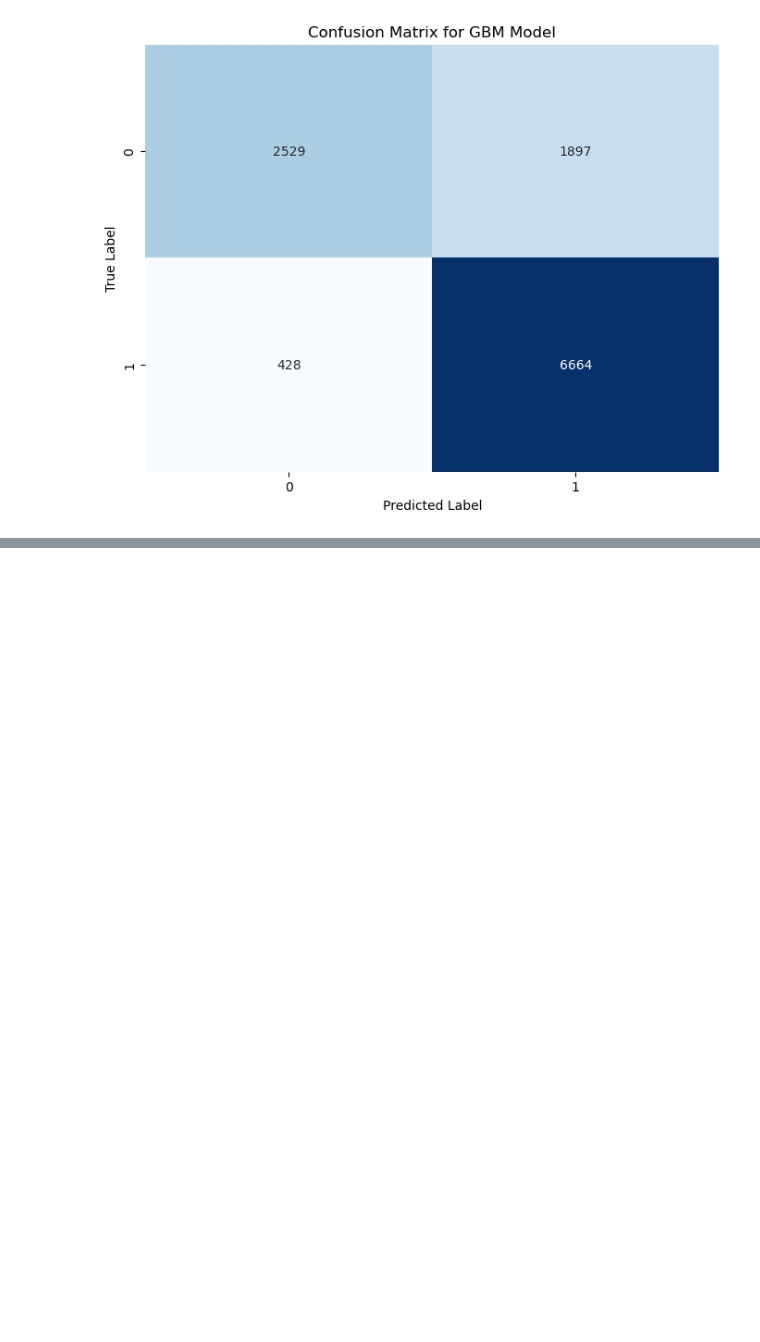
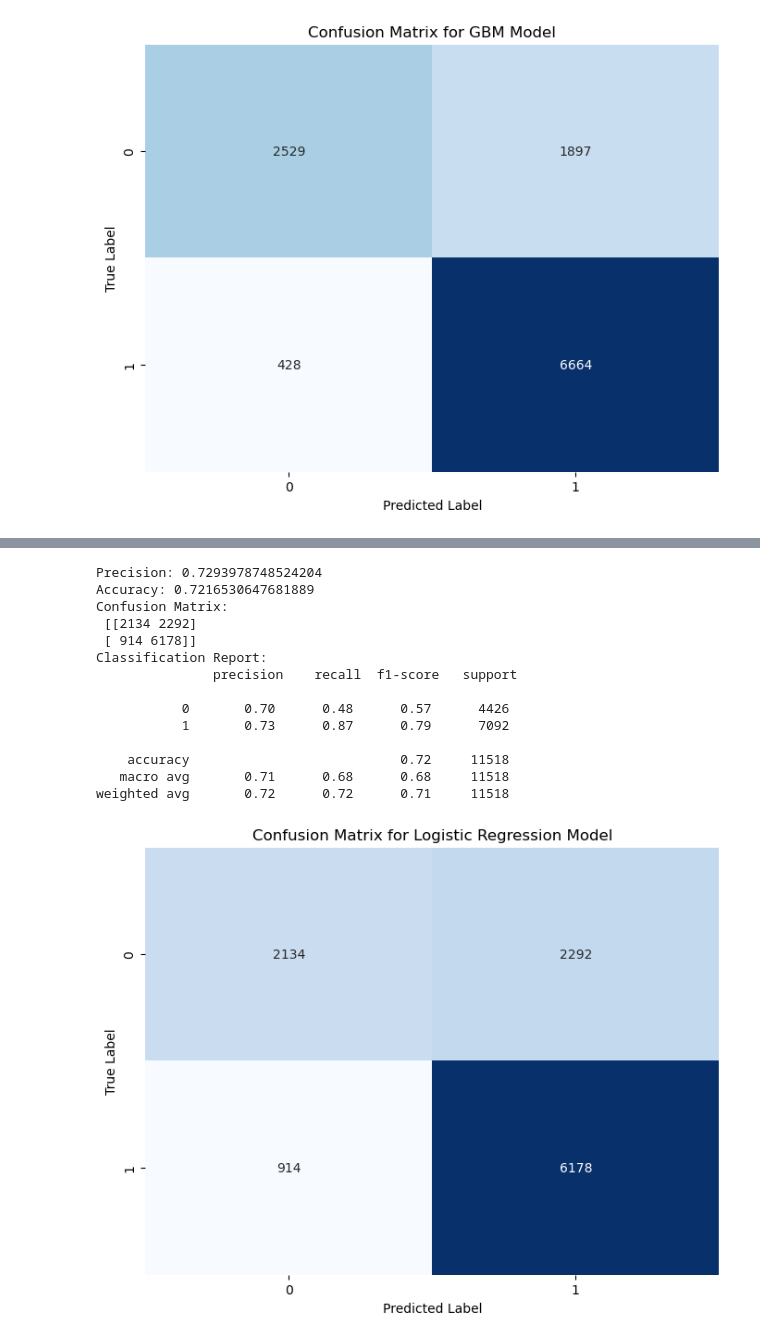
Before and after one commit to jguzzo522/twaterwell, a Jupyter notebook: tanwaterwell.ipynb, the cells around one changed output, grey strips where cells are left out. Cells and saved outputs as stored; diff of their text form; code cells hidden in the pictures; blank space fills up the shorter version.

```diff
--- a/tanwaterwell.ipynb
+++ b/tanwaterwell.ipynb
@@ -1444,11 +1462,7 @@ plt.show()
 - A Random Forest classifier was initialized with 100 estimators and trained on the encoded training data.
 - The model was then used to make predictions on the test data.
 # %%
-# One-hot encode the non-numeric column
-X_encoded = pd.get_dummies(X, drop_first=True)
 
-# Split the encoded data into training and testing sets
-X_train_encoded, X_test_encoded, y_train, y_test = train_test_split(X_encoded, y, test_size=0.2, random_state=42)
 
 # Initialize the Random Forest classifier
 rf_clf = RandomForestClassifier(n_estimators=100, random_state=42)
@@ -1568,17 +1641,7 @@ import xgboost as xgb
 from sklearn.model_selection import train_test_split
 from sklearn.metrics import accuracy_score, confusion_matrix, classification_report, roc_auc_score
 
-# Assuming merged_data_encoded is your dataset and has already been defined
 
-# Split the data into features (X) and target variable (y)
-X = merged_data_encoded.drop(columns=['status_group_binary'])  # Adjust column name as needed
-y = merged_data_encoded['status_group_binary']  # Adjust column name as needed
-
-# One-hot encode the non-numeric columns
-X_encoded = pd.get_dummies(X, drop_first=True)
-
-# Split the encoded data into training and testing sets
-X_train_encoded, X_test_encoded, y_train, y_test = train_test_split(X_encoded, y, test_size=0.2, random_state=42)
 
 # Initialize the XGBoost classifier
 xgb_clf = xgb.XGBClassifier(random_state=42, eval_metric='logloss')
@@ -1819,0 +1894,46 @@ weighted avg       0.71      0.41      0.28     11518
+# %%
+# Initialize and train the Logistic Regression model
+log_reg = LogisticRegression(random_state=42, max_iter=1000)
+log_reg.fit(X_train_encoded, y_train)
+
+# Predict probabilities for the test set
+y_probs = log_reg.predict_proba(X_test_encoded)[:, 1]
+
+# Apply the threshold (default: 0.5) to make predictions
+y_pred = (y_probs > 0.5).astype(int)
+
+# Evaluate the model
+precision = precision_score(y_test, y_pred)
+accuracy = accuracy_score(y_test, y_pred)
+conf_matrix = confusion_matrix(y_test, y_pred)
+class_report = classification_report(y_test, y_pred)
+
+# Print evaluation metrics
+print("Precision:", precision)
+print("Accuracy:", accuracy)
+print("Confusion Matrix:\n", conf_matrix)
+print("Classification Report:\n", class_report)
+
+# Plot the confusion matrix
+plt.figure(figsize=(8, 6))
+sns.heatmap(conf_matrix, annot=True, fmt="d", cmap="Blues", cbar=False)
+plt.xlabel('Predicted Label')
+plt.ylabel('True Label')
+plt.title('Confusion Matrix for Logistic Regression Model')
+plt.show()
+# %% [output]
+Precision: 0.7293978748524204
+Accuracy: 0.7216530647681889
+Confusion Matrix:
+ [[2134 2292]
+ [ 914 6178]]
+Classification Report:
+               precision    recall  f1-score   support
+
+           0       0.70      0.48      0.57      4426
+           1       0.73      0.87      0.79      7092
+
+    accuracy                           0.72     11518
+   macro avg       0.71      0.68      0.68     11518
+weighted avg       0.72      0.72      0.71     11518
+[figure, added]
```
Also changed, not shown: parts of 30 cells of this notebook.
